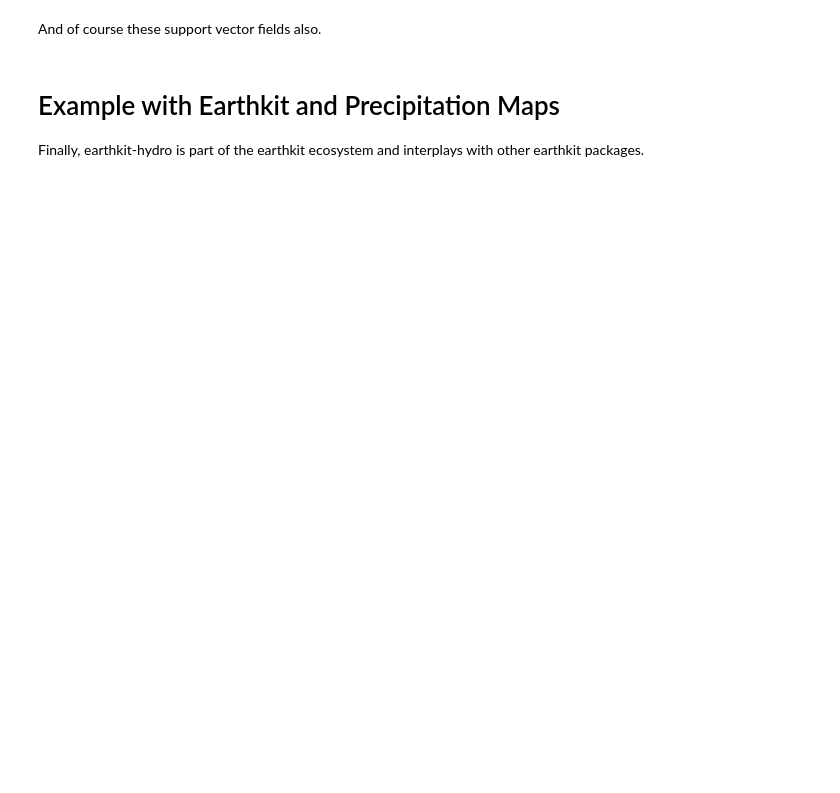
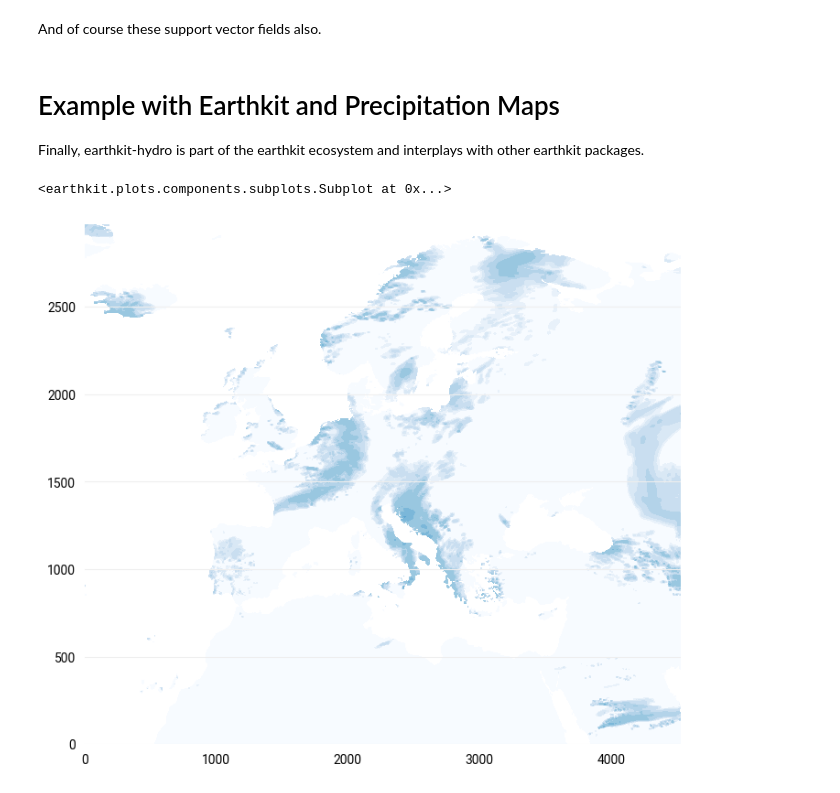
Before and after one commit to ecmwf/earthkit-hydro, a Jupyter notebook: docs/notebooks/example.ipynb, the cells around one changed output. Drawn from its saved outputs; the diff is of its cells as text; code cells hidden in the pictures; blank space fills up the shorter version.

```diff
--- a/docs/notebooks/example.ipynb
+++ b/docs/notebooks/example.ipynb
@@ -183,10 +214,13 @@ style = ekp.styles.Style(
 # %%
 precipitation_field = ekd.from_source(
     "file",
-    "/ec/ws4/tc/emos/work/cems/floods/efas/emos/efas/europe5km/202502/EUD2025021100/forcings/R06a.nc",
+    "/ec/ws4/tc/emos/work/cems/floods/efas/emos/efas/europe5km/202502/EUD2025022700/forcings/R06a.nc",
 )[0].to_numpy()
 
 qplot.contourf(precipitation_field[::-1, :], style=style)
+# %% [output]
+<earthkit.plots.components.subplots.Subplot at 0x...>
+[figure, added]
 # %%
 accuflux_field = ekh.flow_downstream(river_network, precipitation_field)
 qplot.contourf(accuflux_field[::-1, :], style=style)
```
Also changed, not shown: parts of 18 cells of this notebook.
